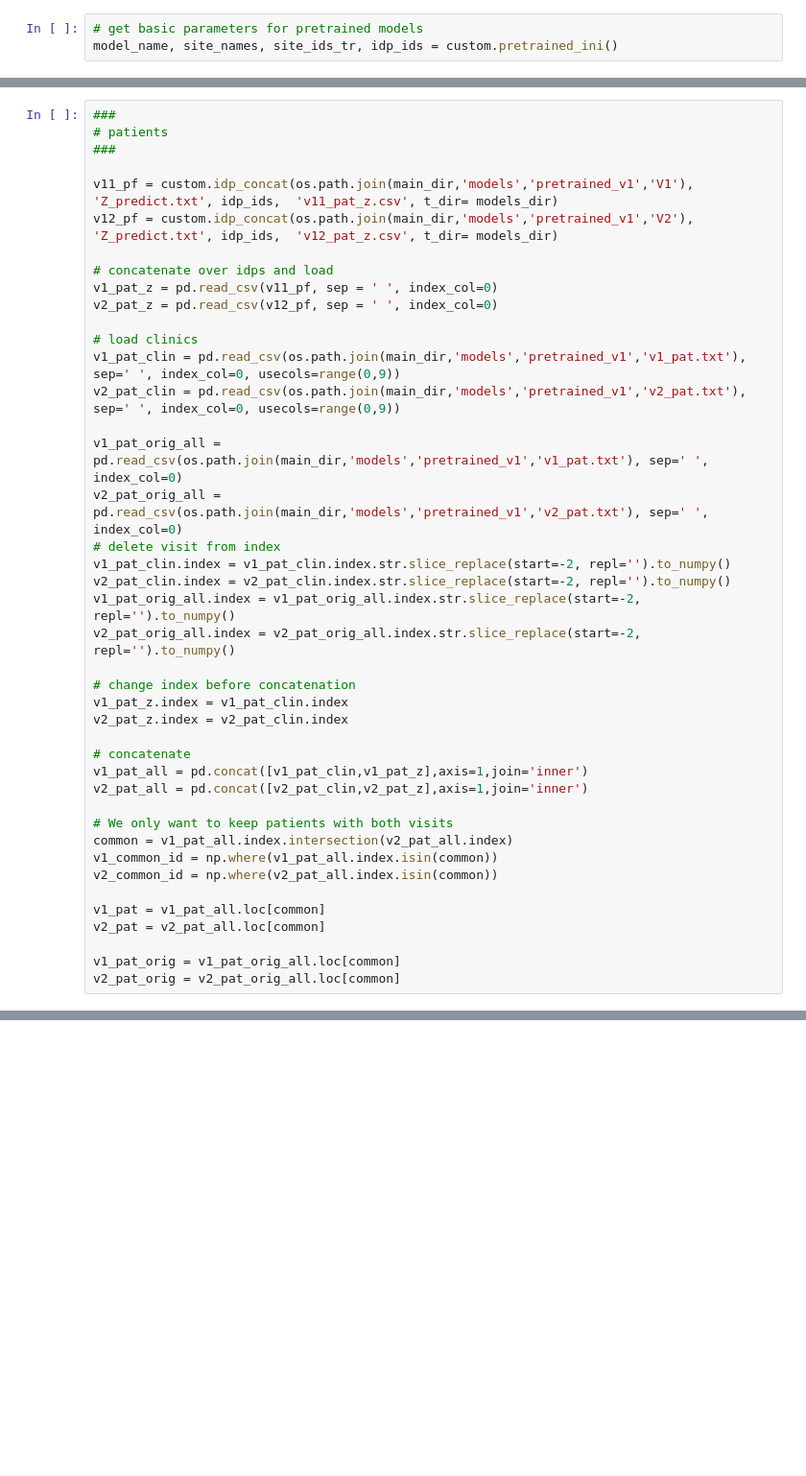
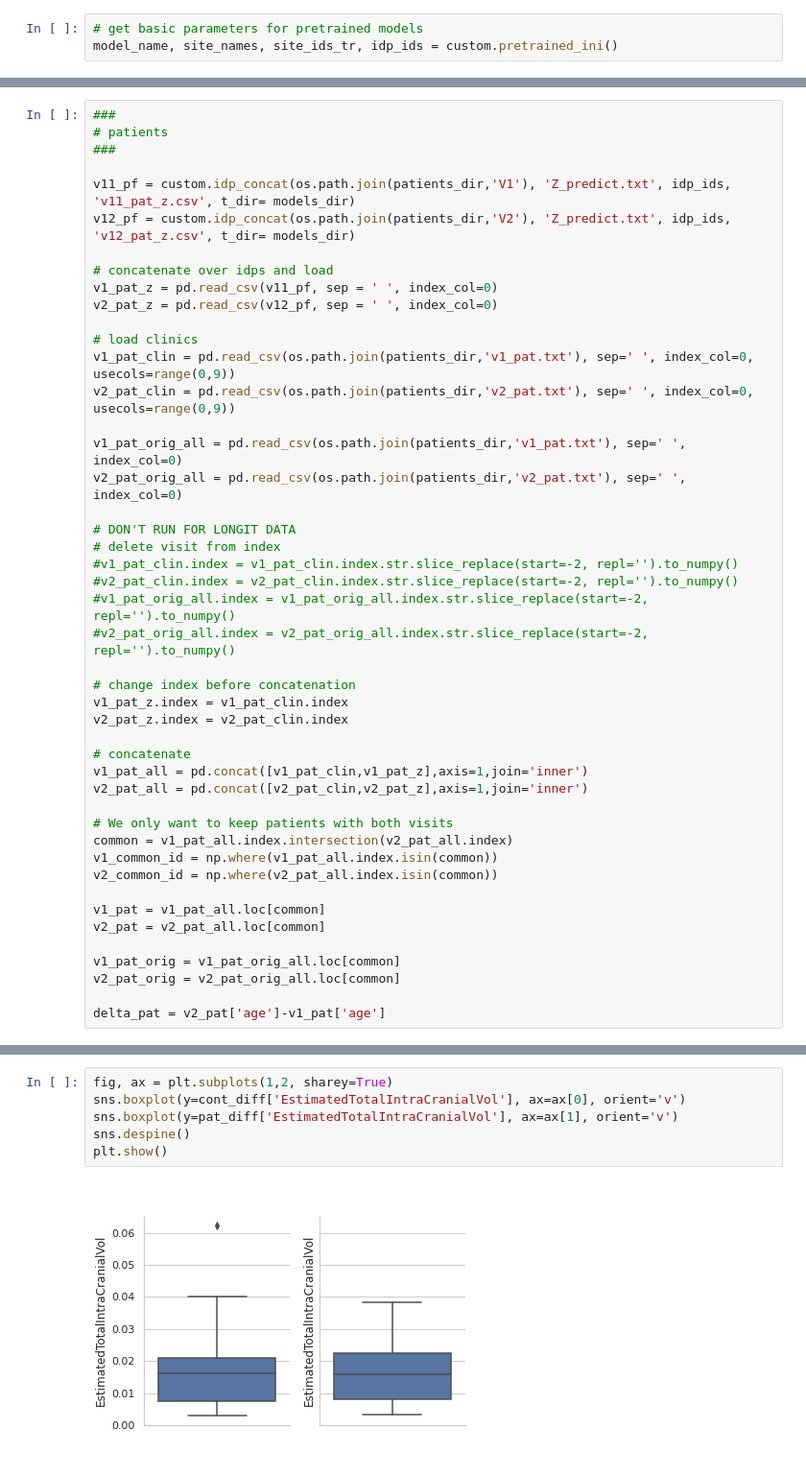
Before and after one commit to bbuckova/ESO_normative, a Jupyter notebook: pretrained_zscores_comparison.ipynb, the cells around one changed output, grey strips where cells are left out. Shown at 96% size. Cells and saved outputs as stored; diff of their text form; blank space fills up the shorter version.

```diff
--- a/pretrained_zscores_comparison.ipynb
+++ b/pretrained_zscores_comparison.ipynb
@@ -83,24 +88,26 @@ v2_cont = pd.concat([v2_cont_clin,v2_cont_z],axis=1,join='inner')
 # patients
 ###
 
-v11_pf = custom.idp_concat(os.path.join(main_dir,'models','pretrained_v1','V1'), 'Z_predict.txt', idp_ids,  'v11_pat_z.csv', t_dir= models_dir)
-v12_pf = custom.idp_concat(os.path.join(main_dir,'models','pretrained_v1','V2'), 'Z_predict.txt', idp_ids,  'v12_pat_z.csv', t_dir= models_dir)
+v11_pf = custom.idp_concat(os.path.join(patients_dir,'V1'), 'Z_predict.txt', idp_ids,  'v11_pat_z.csv', t_dir= models_dir)
+v12_pf = custom.idp_concat(os.path.join(patients_dir,'V2'), 'Z_predict.txt', idp_ids,  'v12_pat_z.csv', t_dir= models_dir)
 
 # concatenate over idps and load
 v1_pat_z = pd.read_csv(v11_pf, sep = ' ', index_col=0)
 v2_pat_z = pd.read_csv(v12_pf, sep = ' ', index_col=0)
 
 # load clinics
-v1_pat_clin = pd.read_csv(os.path.join(main_dir,'models','pretrained_v1','v1_pat.txt'), sep=' ', index_col=0, usecols=range(0,9))
-v2_pat_clin = pd.read_csv(os.path.join(main_dir,'models','pretrained_v1','v2_pat.txt'), sep=' ', index_col=0, usecols=range(0,9))
+v1_pat_clin = pd.read_csv(os.path.join(patients_dir,'v1_pat.txt'), sep=' ', index_col=0, usecols=range(0,9))
+v2_pat_clin = pd.read_csv(os.path.join(patients_dir,'v2_pat.txt'), sep=' ', index_col=0, usecols=range(0,9))
 
-v1_pat_orig_all = pd.read_csv(os.path.join(main_dir,'models','pretrained_v1','v1_pat.txt'), sep=' ', index_col=0)
-v2_pat_orig_all = pd.read_csv(os.path.join(main_dir,'models','pretrained_v1','v2_pat.txt'), sep=' ', index_col=0)
+v1_pat_orig_all = pd.read_csv(os.path.join(patients_dir,'v1_pat.txt'), sep=' ', index_col=0)
+v2_pat_orig_all = pd.read_csv(os.path.join(patients_dir,'v2_pat.txt'), sep=' ', index_col=0)
+
+# DON'T RUN FOR LONGIT DATA
 # delete visit from index
-v1_pat_clin.index = v1_pat_clin.index.str.slice_replace(start=-2, repl='').to_numpy()
-v2_pat_clin.index = v2_pat_clin.index.str.slice_replace(start=-2, repl='').to_numpy()
-v1_pat_orig_all.index = v1_pat_orig_all.index.str.slice_replace(start=-2, repl='').to_numpy()
-v2_pat_orig_all.index = v2_pat_orig_all.index.str.slice_replace(start=-2, repl='').to_numpy()
+#v1_pat_clin.index = v1_pat_clin.index.str.slice_replace(start=-2, repl='').to_numpy()
+#v2_pat_clin.index = v2_pat_clin.index.str.slice_replace(start=-2, repl='').to_numpy()
+#v1_pat_orig_all.index = v1_pat_orig_all.index.str.slice_replace(start=-2, repl='').to_numpy()
+#v2_pat_orig_all.index = v2_pat_orig_all.index.str.slice_replace(start=-2, repl='').to_numpy()
 
 # change index before concatenation
 v1_pat_z.index = v1_pat_clin.index
@@ -120,3 +127,5 @@ v2_pat = v2_pat_all.loc[common]
 
 v1_pat_orig = v1_pat_orig_all.loc[common]
 v2_pat_orig = v2_pat_orig_all.loc[common]
+
+delta_pat = v2_pat['age']-v1_pat['age']
@@ -377,0 +184,8 @@ temp.sort_values(by=[0], ascending = False)
+# %%
+fig, ax = plt.subplots(1,2, sharey=True)
+sns.boxplot(y=cont_diff['EstimatedTotalIntraCranialVol'], ax=ax[0], orient='v')
+sns.boxplot(y=pat_diff['EstimatedTotalIntraCranialVol'], ax=ax[1], orient='v')
+sns.despine()
+plt.show()
+# %% [output]
+[figure, added]
```
Also changed, not shown: parts of 31 cells of this notebook.
